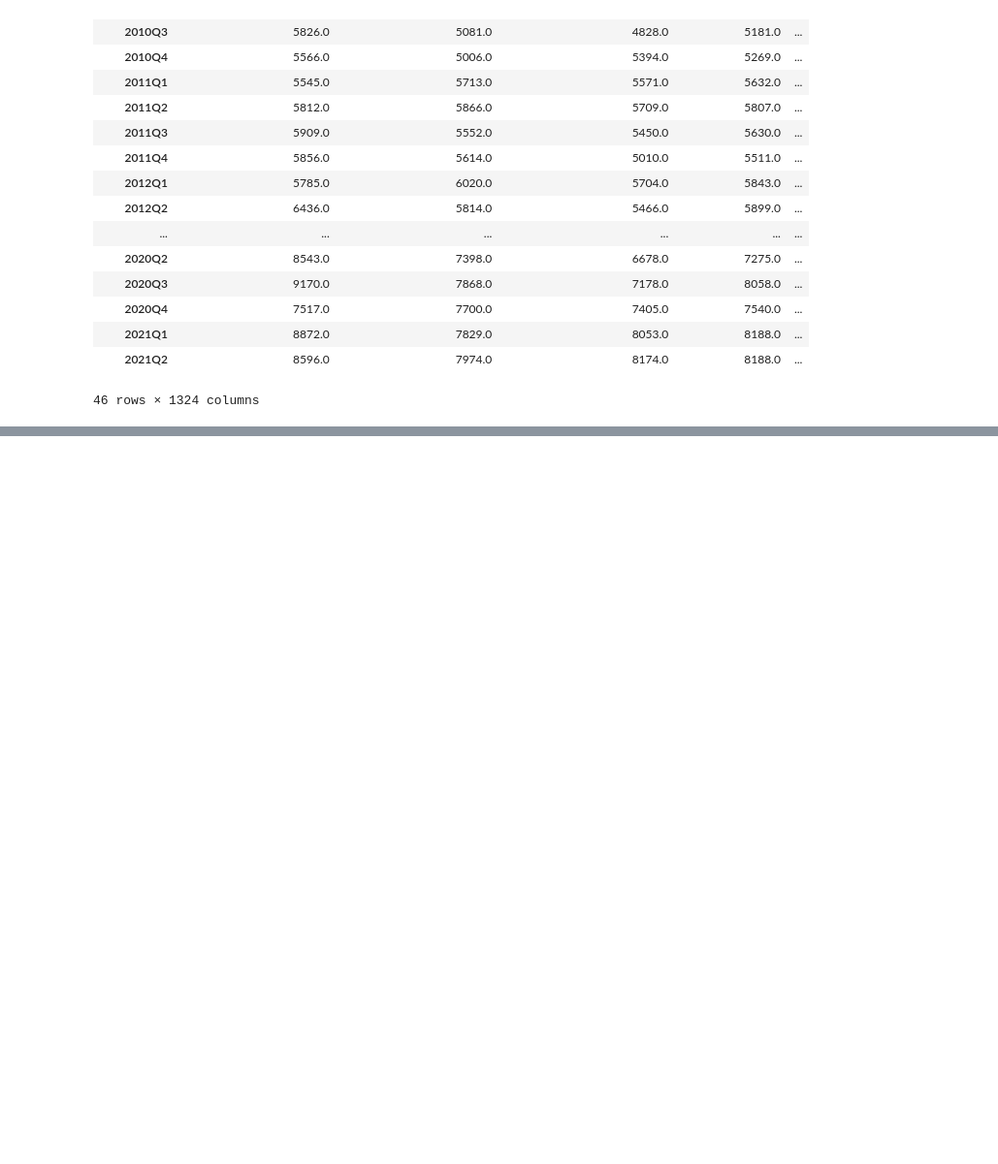
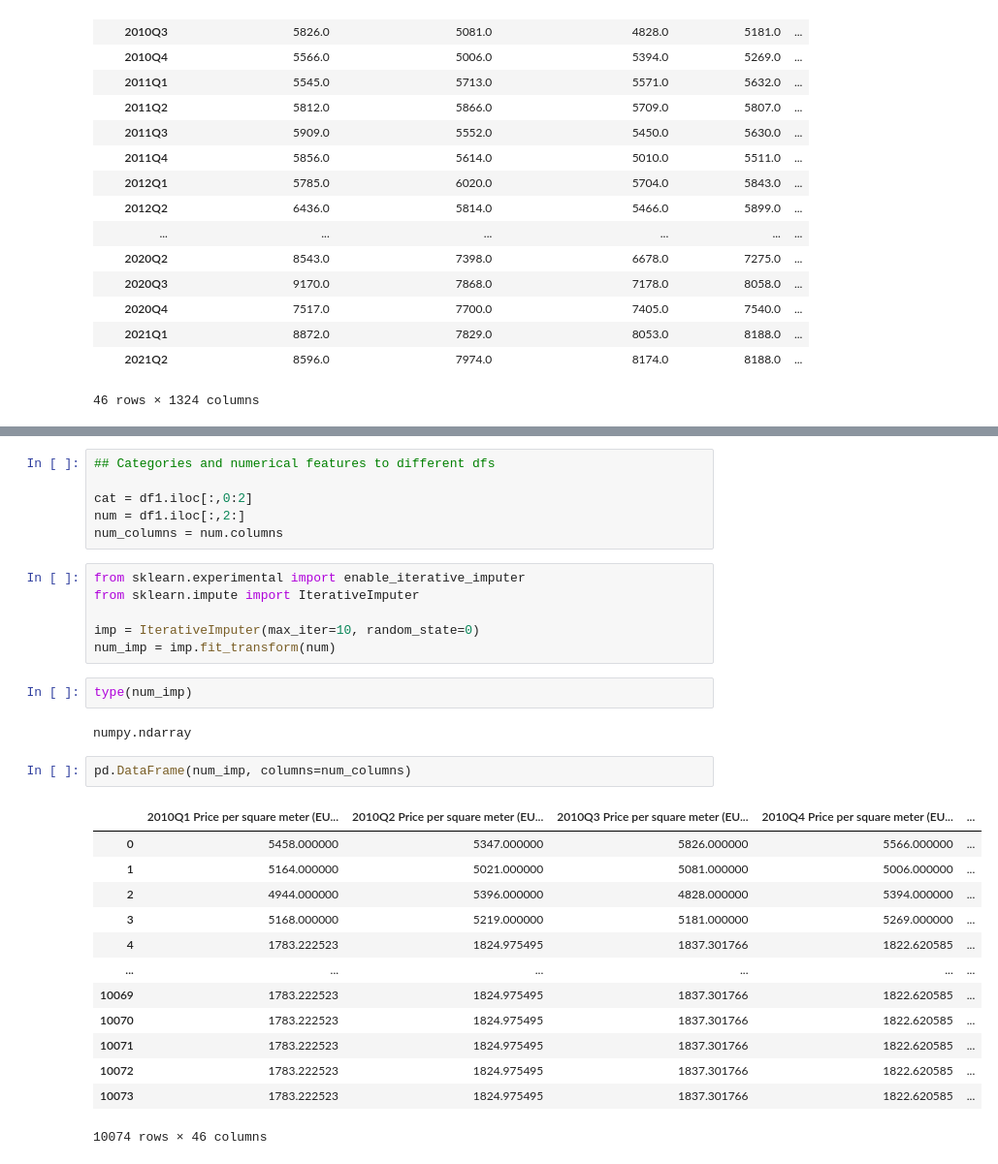
Before and after one commit to atreyaray/OP-Forecasting-Future-House-Prices, a Jupyter notebook: notebooks/bruce_eda-copy1.ipynb, the cells around one changed output, grey strips where cells are left out. Shown at 97% size. Saved outputs shown, nothing was run; the diff lists cells and outputs as text; blank space fills up the shorter version.

Commit message:
testing iterative imputation with empty cells (work in the progress)

```diff
--- a/notebooks/bruce_eda-copy1.ipynb
+++ b/notebooks/bruce_eda-copy1.ipynb
@@ -173,0 +226,32 @@ FrozenList(['Postal code', 'Building type'])
+# %%
+## Categories and numerical features to different dfs
+
+cat = df1.iloc[:,0:2]
+num = df1.iloc[:,2:]
+num_columns = num.columns
+# %%
+from sklearn.experimental import enable_iterative_imputer
+from sklearn.impute import IterativeImputer
+
+imp = IterativeImputer(max_iter=10, random_state=0)
+num_imp = imp.fit_transform(num)
+# %%
+type(num_imp)
+# %% [output]
+numpy.ndarray
+# %%
+pd.DataFrame(num_imp, columns=num_columns)
+# %% [output]
+|  | 2010Q1 Price per square meter (EU... | 2010Q2 Price per square meter (EU... | 2010Q3 Price per square meter (EU... | 2010Q4 Price per square meter (EU... | ... |
+| 0 | 5458.000000 | 5347.000000 | 5826.000000 | 5566.000000 | ... |
+| 1 | 5164.000000 | 5021.000000 | 5081.000000 | 5006.000000 | ... |
+| 2 | 4944.000000 | 5396.000000 | 4828.000000 | 5394.000000 | ... |
+| 3 | 5168.000000 | 5219.000000 | 5181.000000 | 5269.000000 | ... |
+| 4 | 1783.222523 | 1824.975495 | 1837.301766 | 1822.620585 | ... |
+| ... | ... | ... | ... | ... | ... |
+| 10069 | 1783.222523 | 1824.975495 | 1837.301766 | 1822.620585 | ... |
+| 10070 | 1783.222523 | 1824.975495 | 1837.301766 | 1822.620585 | ... |
+| 10071 | 1783.222523 | 1824.975495 | 1837.301766 | 1822.620585 | ... |
+| 10072 | 1783.222523 | 1824.975495 | 1837.301766 | 1822.620585 | ... |
+| 10073 | 1783.222523 | 1824.975495 | 1837.301766 | 1822.620585 | ... |
+10074 rows × 46 columns
```
Also changed, not shown: parts of 9 cells of this notebook.
